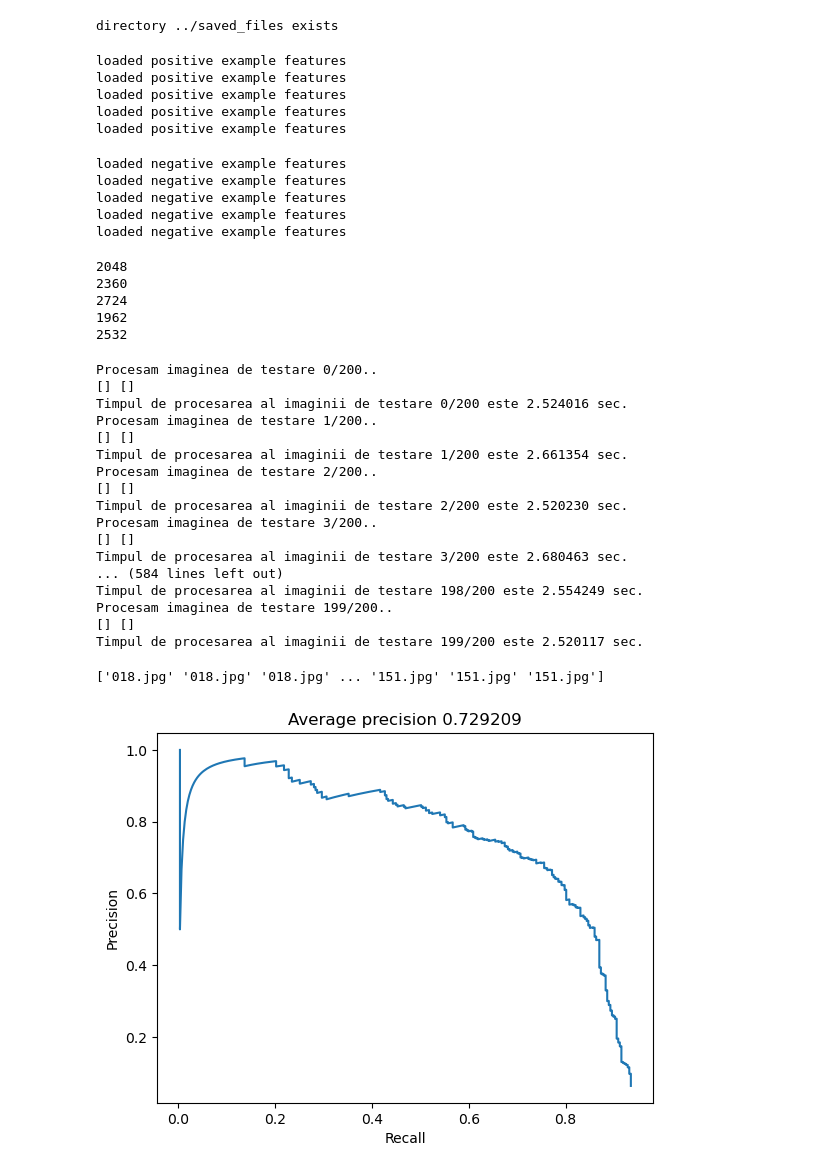
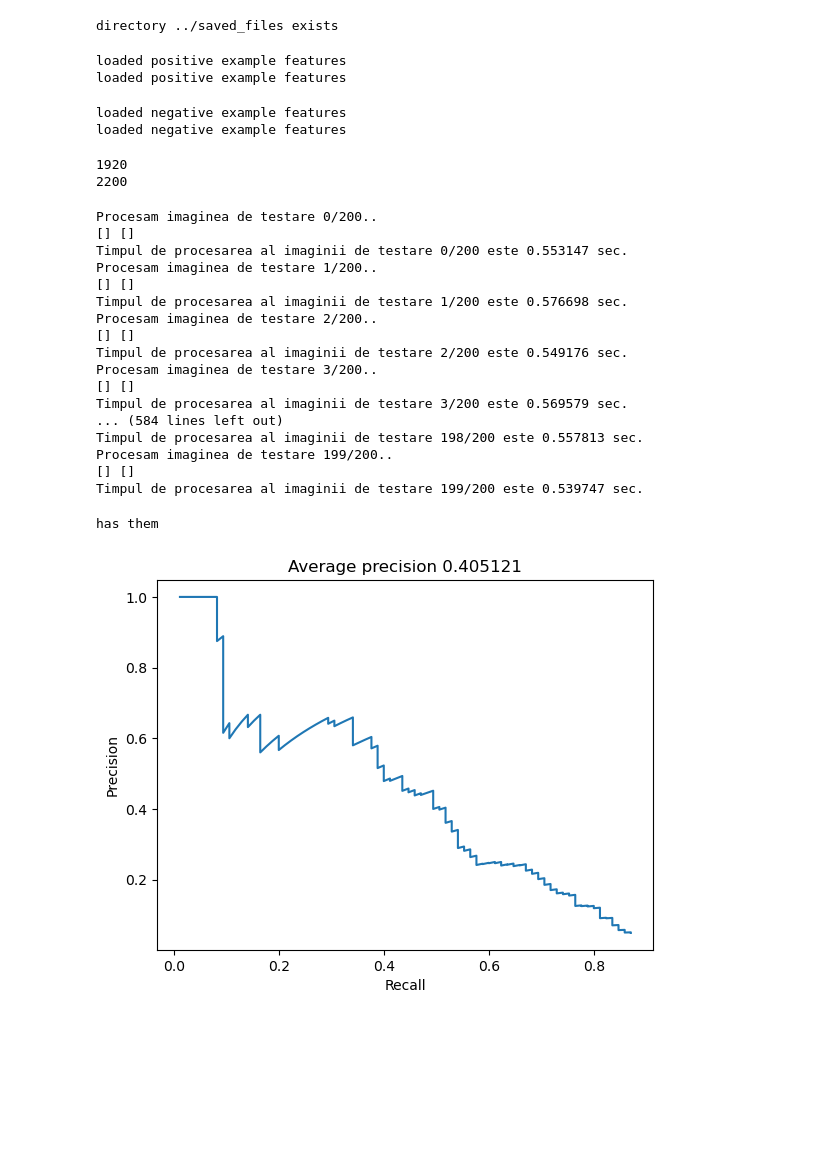
Before and after one commit to mircea-mihail/finding-dexters, a Jupyter notebook: src/main.ipynb, the cells around one changed output. Cells and saved outputs as stored; diff of their text form; code cells hidden in the pictures; blank space fills up the shorter version.

Commit message:
tried some things and ended up concluding that the simple just using the normal approach worked best coupled with avg variance

```diff
--- a/src/main.ipynb
+++ b/src/main.ipynb
@@ -45,7 +82,7 @@ directory ../saved_files exists
 positive_features = []
 
 for i in range(len(params.descriptors)):
-    positive_features_path = os.path.join(params.dir_save_files, 'all_positive_descriptors_' +
+    positive_features_path = os.path.join(params.dir_save_files, 'dexter_positive_descriptors_' +
                             str(params.hog_cell_widths[i]) + 'X' + str(params.hog_cell_heights[i]) + '_' +
                             str(params.number_positive_examples[i]) + '.npy')
 
@@ -54,21 +91,18 @@ for i in range(len(params.descriptors)):
         print('loaded positive example features')
     else:
         print('building positive features')
-        positive_features.append(all_facial_detector.get_positive_descriptors(i))
+        positive_features.append(dexter_facial_detector.get_positive_descriptors(i))
         np.save(positive_features_path, positive_features[i])
         print('saved positive descriptors in %s' % positive_features_path)
 # %% [output]
 loaded positive example features
 loaded positive example features
-loaded positive example features
-loaded positive example features
-loaded positive example features
 # %%
 # negative examples
 negative_features = []
 
 for i in range(len(params.descriptors)):
-    negative_features_path = os.path.join(params.dir_save_files, 'all_negative_descriptors_' +
+    negative_features_path = os.path.join(params.dir_save_files, 'dexter_negative_descriptors_' +
                             str(params.hog_cell_widths[i]) + 'X' + str(params.hog_cell_heights[i]) + '_' +
                             str(params.number_negative_examples) + '.npy')
     if os.path.exists(negative_features_path):
@@ -76,59 +110,61 @@ for i in range(len(params.descriptors)):
         print('loaded negative example features')
     else:
         print('building negative example features')
-        negative_features.append(all_facial_detector.get_negative_descriptors(i))
+        negative_features.append(dexter_facial_detector.get_negative_descriptors(i))
         np.save(negative_features_path, negative_features[i])
         print('saved descriptors in %s' % negative_features_path)
 # %% [output]
 loaded negative example features
 loaded negative example features
-loaded negative example features
-loaded negative example features
-loaded negative example features
 # %%
 # Pasul 4. Invatam clasificatorul liniar
 for i in range(len(positive_features)):
     print(params.number_positive_examples[i])
     training_examples = np.concatenate((np.squeeze(positive_features[i]), np.squeeze(negative_features[i])), axis=0)
     train_labels = np.concatenate((np.ones(params.number_positive_examples[i]), np.zeros(negative_features[i].shape[0])))
-    all_facial_detector.train_classifier(training_examples, train_labels, i)
+
+    svm_file_name = os.path.join(dexter_facial_detector.params.dir_save_files, 'best_model_%dX%d_%d_%d_%d' %
+                                    (dexter_facial_detector.params.hog_cell_widths[i], dexter_facial_detector.params.hog_cell_heights[i], dexter_facial_detector.params.descriptors[i],
+                                    dexter_facial_detector.params.number_negative_examples, dexter_facial_detector.params.number_positive_examples[i]))
+    if os.path.exists(svm_file_name):
+        dexter_facial_detector.best_models.append(pickle.load(open(svm_file_name, 'rb')))
+    else:
+        dexter_facial_detector.train_classifier(training_examples, train_labels, i)
 # %% [output]
-2048
-2360
-2724
-1962
-2532
+1920
+2200
 # %%
-detections, scores, file_names = all_facial_detector.run()
+detections, scores, file_names = dexter_facial_detector.run()
 # %% [output]
 Procesam imaginea de testare 0/200..
 [] []
-Timpul de procesarea al imaginii de testare 0/200 este 2.524016 sec.
+Timpul de procesarea al imaginii de testare 0/200 este 0.553147 sec.
 Procesam imaginea de testare 1/200..
 [] []
-Timpul de procesarea al imaginii de testare 1/200 este 2.661354 sec.
+Timpul de procesarea al imaginii de testare 1/200 este 0.576698 sec.
 Procesam imaginea de testare 2/200..
 [] []
-Timpul de procesarea al imaginii de testare 2/200 este 2.520230 sec.
+Timpul de procesarea al imaginii de testare 2/200 este 0.549176 sec.
 Procesam imaginea de testare 3/200..
 [] []
-Timpul de procesarea al imaginii de testare 3/200 este 2.680463 sec.
+Timpul de procesarea al imaginii de testare 3/200 este 0.569579 sec.
 ... (584 lines left out)
-Timpul de procesarea al imaginii de testare 198/200 este 2.554249 sec.
+Timpul de procesarea al imaginii de testare 198/200 este 0.557813 sec.
 Procesam imaginea de testare 199/200..
 [] []
-Timpul de procesarea al imaginii de testare 199/200 este 2.520117 sec.
+Timpul de procesarea al imaginii de testare 199/200 este 0.539747 sec.
 # %%
 
-if params.has_annotations:
-    all_facial_detector.hard_mine_detections(detections, scores, file_names)
+if params.has_annotations and params.use_hard_mining :
+    dexter_facial_detector.hard_mine_detections(detections, scores, file_names)
 
 # pt vizualizare
 if params.has_annotations:
-    all_facial_detector.eval_detections(detections, scores, file_names)
+    print("has them")
+    dexter_facial_detector.eval_detections(detections, scores, file_names)
     show_detections_with_ground_truth(detections, scores, file_names, params)
 else:
     show_detections_without_ground_truth(detections, scores, file_names, params)
 # %% [output]
-['018.jpg' '018.jpg' '018.jpg' ... '151.jpg' '151.jpg' '151.jpg']
+has them
-[figure, old version]
+[figure, new version]
```
Also changed, not shown: parts of 6 cells of this notebook, 6 other files.
